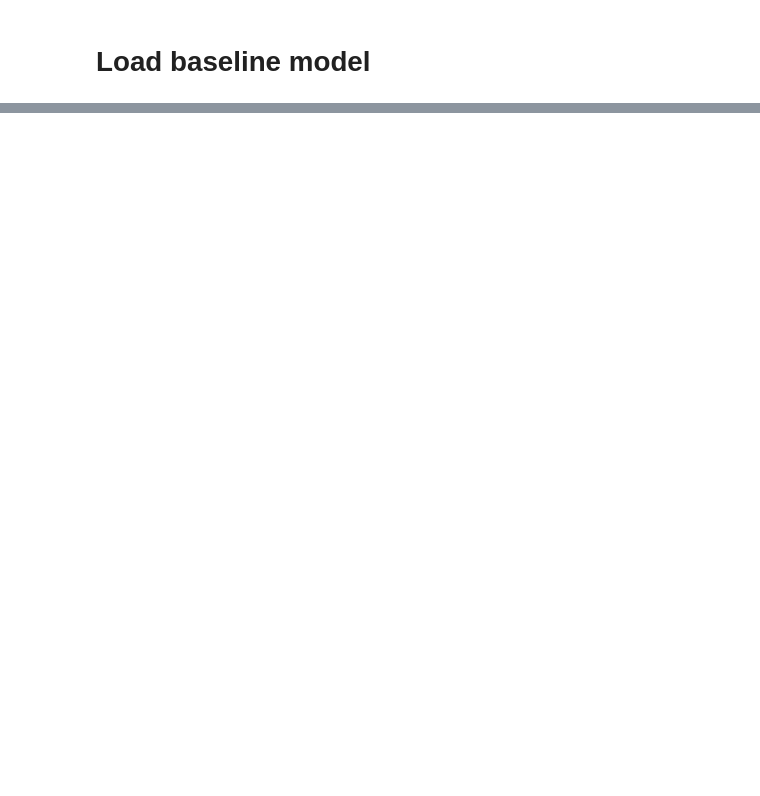
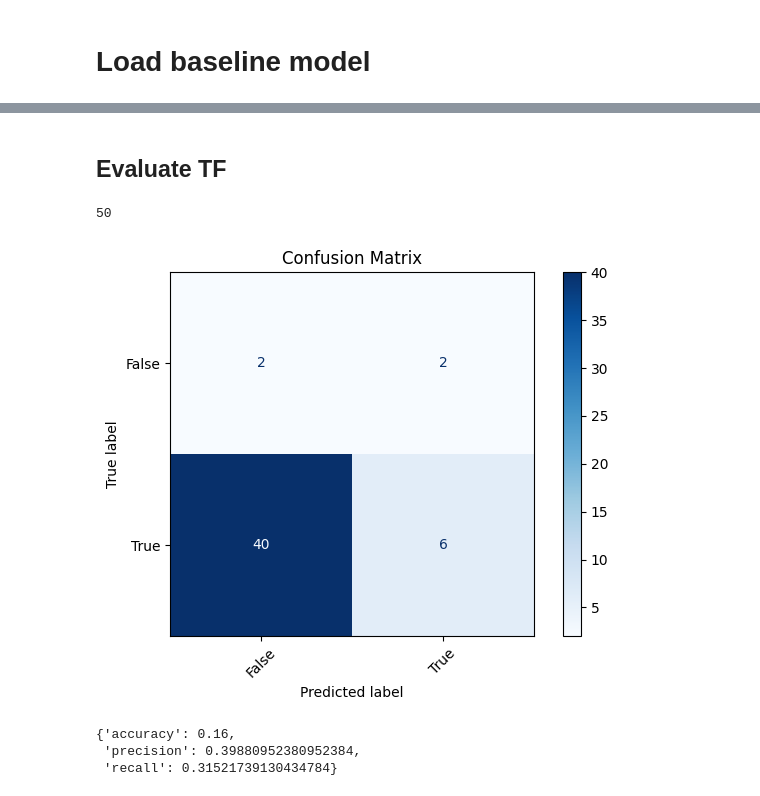
Before and after one commit to LorenaRaichle/ClinIQ, a Jupyter notebook: 2_Baseline_7b_base_SCQ.ipynb, the cells around one changed output, grey strips where cells are left out. Saved outputs shown, nothing was run; the diff lists cells and outputs as text; code cells hidden in the pictures; blank space fills up the shorter version.

```diff
--- a/2_Baseline_7b_base_SCQ.ipynb
+++ b/2_Baseline_7b_base_SCQ.ipynb
@@ -227,0 +311,18 @@ plt.show()
+# %%
+true_false_testset = test_dataset['true_false']
+# %%
+# Define a system prompt under prompt_style
+prompt_style_true_false = """
+"{_question_var_}"
+
+### Is this statement true or false? Please state only False or True:
+"""
+# %%
+predictions_true_false = []
+
+for i in range(50):
+
+  pipe = pipeline("text-generation", model=model, tokenizer=tokenizer)
+  response = pipe(build_prompt(prompt_style_true_false, true_false_testset[i]['question']))
+
+  predictions_true_false.append(response)
@@ -227,0 +367,38 @@ plt.show()
+# %% [markdown]
+## Evaluate TF
+# %%
+predicted_answer_true_false = []
+for sample in predictions_true_false:
+  match = re.search(r'Please state only False or True:\s*\n*(True|False)\.*', sample[0].get('generated_text'), re.IGNORECASE)
+  if match:
+      answer = match.group(1)
+      predicted_answer_true_false.append({"predicted_answer": answer})
+  else:
+      predicted_answer_true_false.append({"predicted_answer": "na"})
+# %%
+len(predicted_answer_true_false)
+# %% [output]
+50
+# %%
+# Extract predicted and correct answers
+y_pred_true_false = [entry['predicted_answer'] for entry in predicted_answer_true_false]
+y_true_true_false = [entry['answer'] for entry in true_false_testset[:50]]
+
+# Generate confusion matrix
+labels = sorted(list(set(y_true_true_false + y_pred_true_false)))  # Get all possible classes
+cm = confusion_matrix(y_true_true_false, y_pred_true_false, labels=labels)
+
+# Display the matrix
+disp = ConfusionMatrixDisplay(confusion_matrix=cm, display_labels=labels)
+disp.plot(cmap='Blues', xticks_rotation=45)
+plt.title("Confusion Matrix")
+plt.tight_layout()
+plt.show()
+# %% [output]
+[figure, added]
+# %%
+pprint.pp(evaluate_classification(y_true_true_false, y_pred_true_false))
+# %% [output]
+{'accuracy': 0.16,
+ 'precision': 0.39880952380952384,
+ 'recall': 0.31521739130434784}
```
Also changed, not shown: parts of 46 cells of this notebook, 2 other files.
